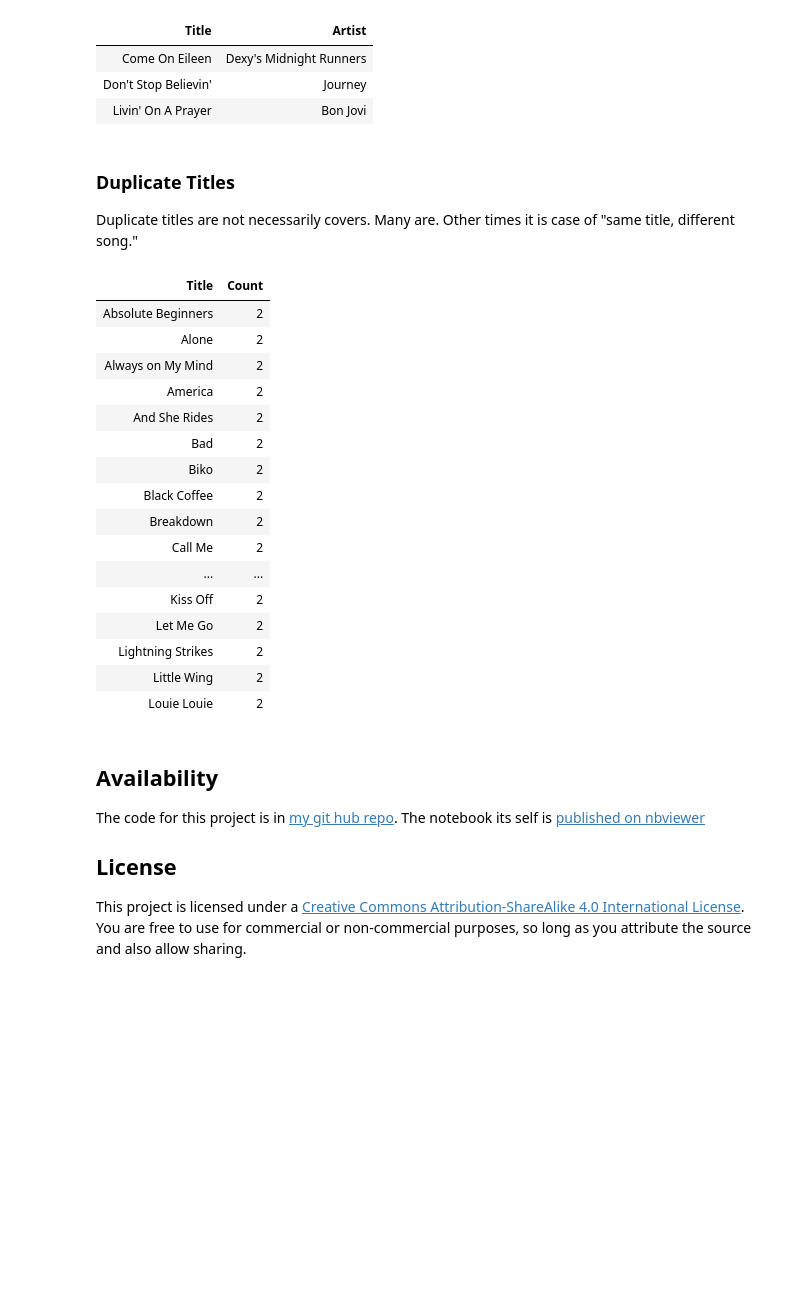
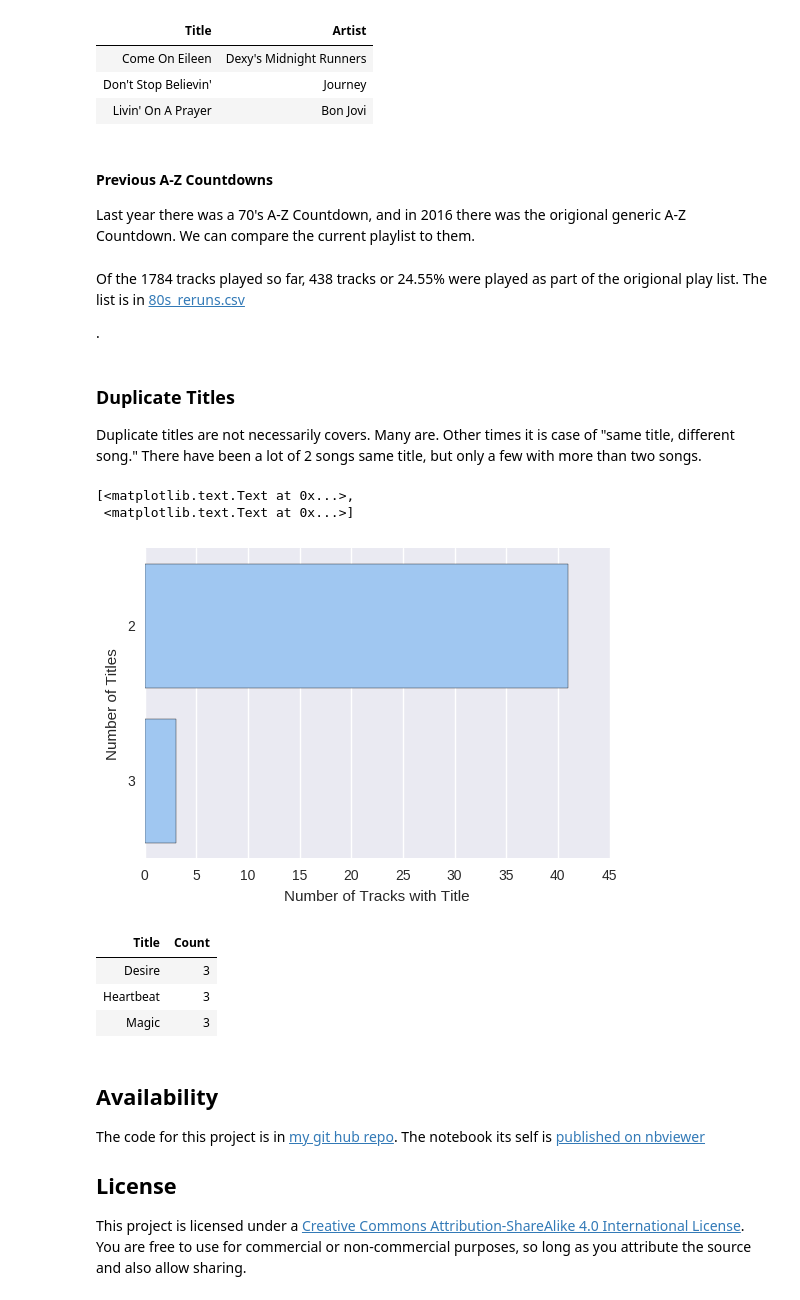
Before and after one commit to asudell/a2z, a Jupyter notebook: 80sA2Z.ipynb, the cells around one changed output. Saved outputs shown, nothing was run; the diff lists cells and outputs as text; code cells hidden in the pictures; blank space fills up the shorter version.

Commit message:
Mostly rerun for data, couple minor tweeks

```diff
--- a/80sA2Z.ipynb
+++ b/80sA2Z.ipynb
@@ -279,34 +279,62 @@ HTML(horrors.to_html(index=False, columns=['Title', 'Artist']))
 | Come On Eileen | Dexy's Midnight Runners |
 | Don't Stop Believin' | Journey |
 | Livin' On A Prayer | Bon Jovi |
+# %% [markdown]
+#### Previous A-Z Countdowns
+
+Last year there was a 70's A-Z Countdown,
+and in 2016 there was the origional generic A-Z Countdown.
+We can compare the current playlist to them.
+# %%
+originals_file = path.join(data_dir, 'A2Z.csv')
+originals = pd.read_csv(originals_file)
+
+seventies_file = path.join(data_dir, '70sA2Z.csv')
+seventies = pd.read_csv(seventies_file)
+
+reruns = pd.merge(playlist, originals, how = 'inner', on = ['Title', 'Artist'])
+reruns_file = path.join(data_dir, '80s_reruns.csv')
+reruns.to_csv(reruns_file, index=False, encoding='utf-8')
+
+s = """
+    <p>Of the %d tracks played so far, %d tracks or %0.2f%%
+    were played as part of the origional play list.
+    The list is in <a href='%s'>%s</a></p>.
+"""
+
+HTML(s % (len(playlist), len(reruns), float(len(reruns) * 100)/float(len(playlist)),
+         reruns_file, path.basename(reruns_file)))
+# %% [output]
+Of the 1784 tracks played so far, 438 tracks or 24.55% were played as part of the origional play list. The list is in 80s_reruns.csv
+.
 # %% [markdown]
 ### Duplicate Titles
 
 Duplicate titles are not necessarily covers.
 Many are.  Other times it is case of "same title, different song."
+There have been a lot of 2 songs same title,
+but only a few with more than two songs.
+# %%
+c = playlist['Title'].value_counts()
+title_counts = pd.DataFrame(zip(c.keys().tolist(), c.tolist()),
+                           columns=('Title', 'Count'))
+f, ax = plt.subplots(figsize=(6, 4))
+sns.set_color_codes('pastel')
+sns.countplot(y='Count', data=title_counts[title_counts['Count'] > 1], color='b')
+ax.set(xlabel="Number of Tracks with Title", ylabel="Number of Titles")
+# %% [output]
+[<matplotlib.text.Text at 0x...>,
+ <matplotlib.text.Text at 0x...>]
+[figure, added]
 # %%
-c = playlist['Title'].value_counts()
-title_counts = pd.DataFrame(zip(c.keys().tolist(), c.tolist()),
-                           columns=('Title', 'Count'))
-HTML(title_counts[title_counts['Count'] > 1].sort_values(by='Title').to_html(index=False))
+
+
+HTML(title_counts[title_counts['Count'] > 2].sort_values(by='Title').to_html(index=False))
 # %% [output]
 | Title | Count |
-| Absolute Beginners | 2 |
-| Alone | 2 |
-| Always on My Mind | 2 |
-| America | 2 |
-| And She Rides | 2 |
-| Bad | 2 |
-| Biko | 2 |
-| Black Coffee | 2 |
-| Breakdown | 2 |
-| Call Me | 2 |
-| ... | ... |
-| Kiss Off | 2 |
-| Let Me Go | 2 |
-| Lightning Strikes | 2 |
-| Little Wing | 2 |
-| Louie Louie | 2 |
+| Desire | 3 |
+| Heartbeat | 3 |
+| Magic | 3 |
 # %% [markdown]
 ## Availability
 
```
Also changed, not shown: parts of 10 cells of this notebook, 14 other files.
